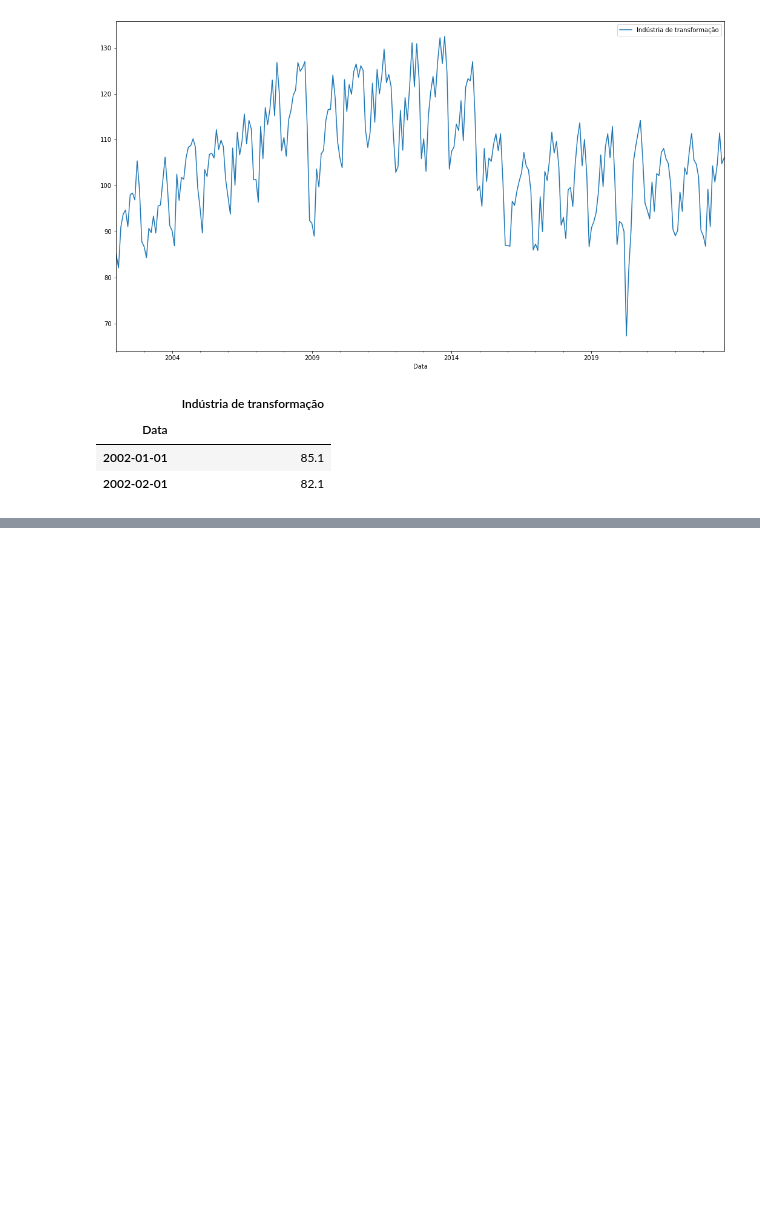
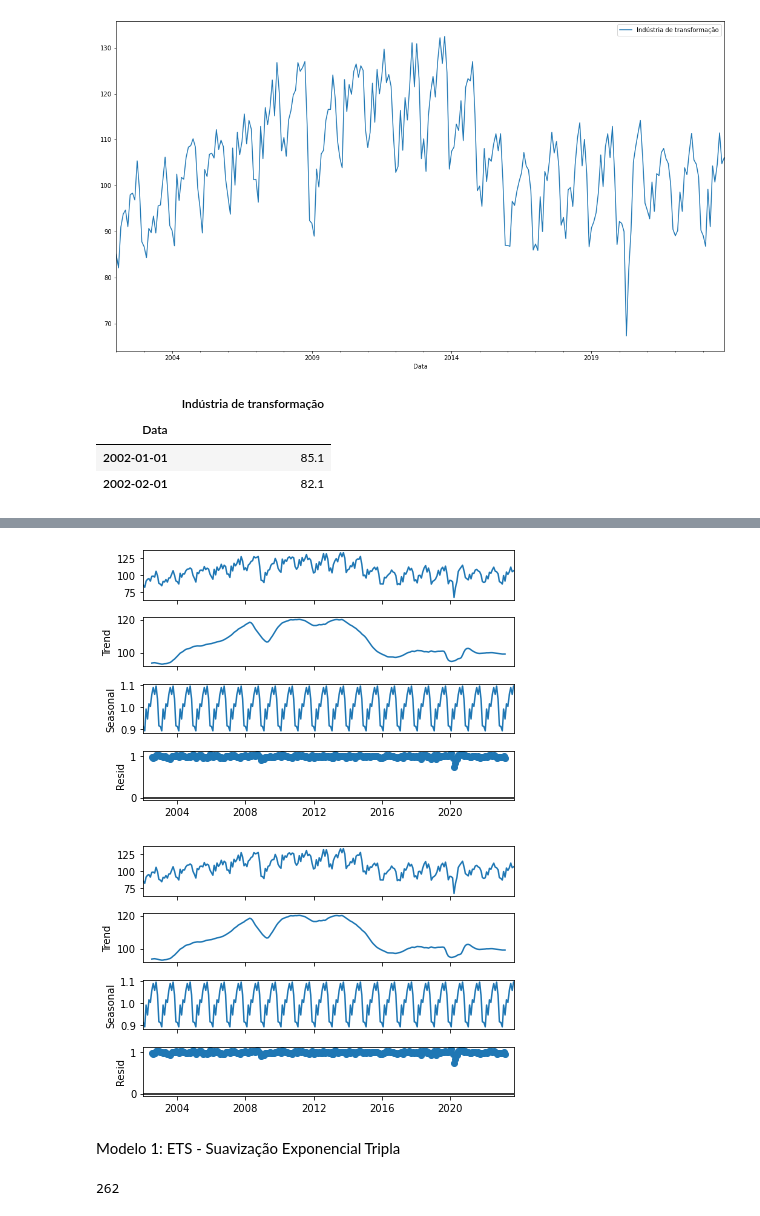
Before and after one commit to brauseo/Previsao_Industria_da_Transformacao, a Jupyter notebook: Previsao_Industria.ipynb, the cells around one changed output, grey strips where cells are left out. Saved outputs shown, nothing was run; the diff lists cells and outputs as text; code cells hidden in the pictures; blank space fills up the shorter version.

```diff
--- a/Previsao_Industria.ipynb
+++ b/Previsao_Industria.ipynb
@@ -193,0 +191,11 @@ ValueError: You must specify a period or x must be a pandas object with a Dateti
+# %%
+seasonal_decompose(df_ind_transf,model='mul').plot()
+# %% [output]
+[figure, added]
+[figure, added]
+# %% [markdown]
+Modelo 1: ETS - Suavização Exponencial Tripla
+# %%
+len(df_ind_transf)
+# %% [output]
+262
```
Also changed, not shown: parts of 15 cells of this notebook.
